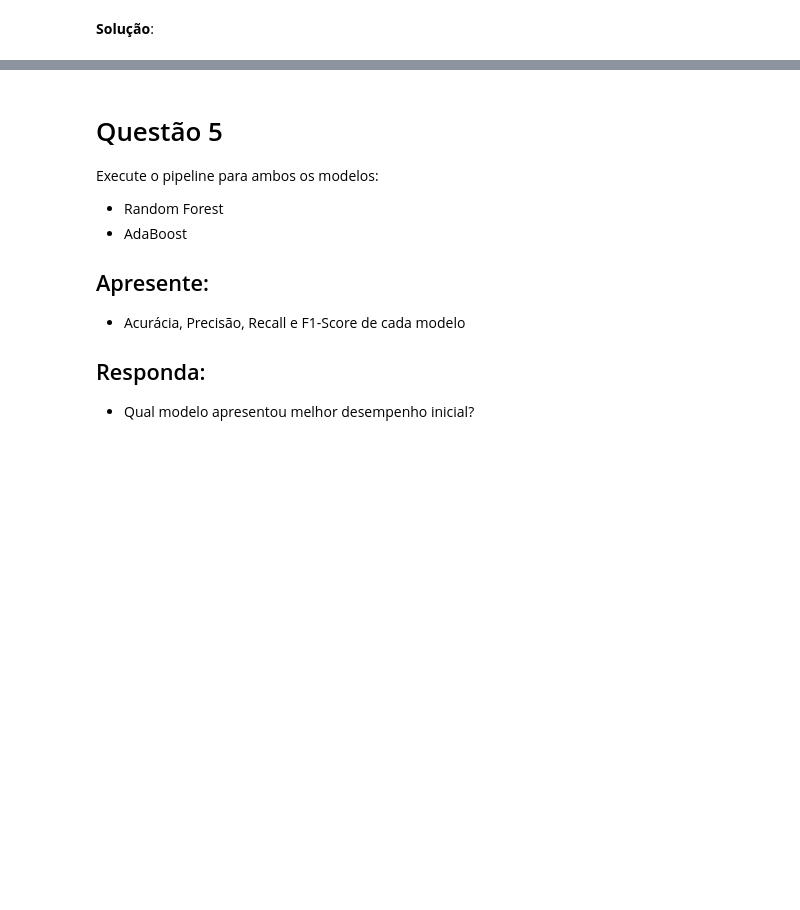
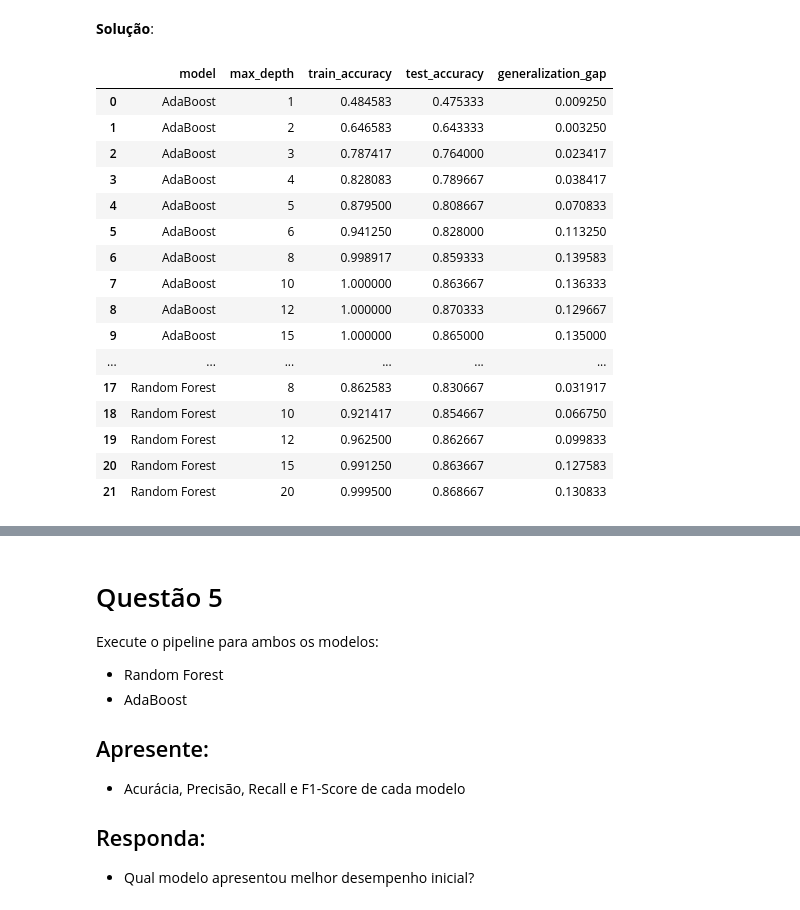
Before and after one commit to ddefbcourses/atividade-02-ensemble-learning-deadcube04, a Jupyter notebook: assignments/E02/E02_Ensemble_Learning.ipynb, the cells around one changed output, grey strips where cells are left out. Drawn from its saved outputs; the diff is of its cells as text; code cells hidden in the pictures; blank space fills up the shorter version.

```diff
--- a/assignments/E02/E02_Ensemble_Learning.ipynb
+++ b/assignments/E02/E02_Ensemble_Learning.ipynb
@@ -222,26 +222,112 @@ Ela deve:
 # %% [markdown]
 **Solução**:
 # %%
+import pandas as pd
+from joblib import Parallel, delayed
+
 def run_pipeline(
     model_type="rf",
     seed=42,
     normalize=False,
     max_samples=15000,
     return_metrics=False,
     **model_kwargs,
 ):
     """Executa o pipeline completo para RF ou AdaBoost."""
     X_train, X_test, y_train, y_test = load_data(
         seed=seed, normalize=normalize, max_samples=max_samples
     )
 
     model_key = model_type.lower()
     if model_key == "rf":
         model = train_random_forest(X_train, y_train, seed=seed, **model_kwargs)
     elif model_key == "ab":
         model = train_adaboost(X_train, y_train, seed=seed, **model_kwargs)
     else:
         raise ValueError("model_type deve ser 'rf' ou 'ab'.")
 
     metrics = evaluate(model, X_test, y_test, return_metrics=True)
     return metrics if return_metrics else metrics["accuracy"]
+
+def _train_eval_depth(depth, X_train, y_train, X_test, y_test, seed):
+    """Função auxiliar para rodar uma profundidade específica."""
+    # Note que aqui podemos usar n_jobs=1 no RF se o joblib já estiver
+    # usando todos os núcleos da máquina, para evitar sobrecarga (thrashing).
+    rf_model = train_random_forest(X_train, y_train, seed=seed, max_depth=depth, n_jobs=1)
+    ab_model = train_adaboost(X_train, y_train, seed=seed, base_depth=depth)
+
+    results = []
+    for model_name, model in [("Random Forest", rf_model), ("AdaBoost", ab_model)]:
+        train_acc = float(model.score(X_train, y_train))
+        test_acc = float(model.score(X_test, y_test))
+        results.append({
+            "model": model_name,
+            "max_depth": depth,
+            "train_accuracy": train_acc,
+            "test_accuracy": test_acc,
+            "generalization_gap": train_acc - test_acc,
+        })
+    return results
+
+def check_overfitting_by_depth_both_optimized(
+    seed=42,
+    max_samples=15000,
+    depths=None,
+    overfit_gap=0.03,
+):
+    if depths is None:
+        depths = [1, 2, 3, 4, 5, 6, 8, 10, 12, 15, 20, None]
+
+    X_train, X_test, y_train, y_test = load_data(seed=seed, max_samples=max_samples)
+
+    # Otimização principal: Roda o loop em paralelo usando todos os núcleos (-1)
+    # Isso vai treinar a profundidade 1, 2, 3, etc., simultaneamente.
+    parallel_results = Parallel(n_jobs=-1)(
+        delayed(_train_eval_depth)(depth, X_train, y_train, X_test, y_test, seed)
+        for depth in depths
+    )
+
+    # Achata (flatten) a lista de listas que o joblib retorna
+    rows = [row for result_list in parallel_results for row in result_list]
+
+    df = pd.DataFrame(rows).sort_values(["model", "max_depth"]).reset_index(drop=True)
+
+    # O resto do seu código de busca do "first_overfit_depth" continua intocado
+    first_overfit_depth_by_model = {}
+    for model_name, group in df.groupby("model", sort=False):
+        group = group.sort_values("max_depth").reset_index(drop=True)
+        first_depth = None
+        for i in range(1, len(group)):
+            prev_test = group.loc[i - 1, "test_accuracy"]
+            curr_test = group.loc[i, "test_accuracy"]
+            curr_gap = group.loc[i, "generalization_gap"]
+            if curr_gap >= overfit_gap and curr_test <= prev_test:
+                first_depth = int(group.loc[i, "max_depth"])
+                break
+        first_overfit_depth_by_model[model_name] = first_depth
+
+    return {
+        "table": df,
+        "first_overfit_depth_by_model": first_overfit_depth_by_model,
+    }
+
+q4_depth_scan_both = check_overfitting_by_depth_both_optimized(seed=42, max_samples=15000)
+q4_depth_scan_both["table"]
+# %% [output]
+|  | model | max_depth | train_accuracy | test_accuracy | generalization_gap |
+| 0 | AdaBoost | 1 | 0.484583 | 0.475333 | 0.009250 |
+| 1 | AdaBoost | 2 | 0.646583 | 0.643333 | 0.003250 |
+| 2 | AdaBoost | 3 | 0.787417 | 0.764000 | 0.023417 |
+| 3 | AdaBoost | 4 | 0.828083 | 0.789667 | 0.038417 |
+| 4 | AdaBoost | 5 | 0.879500 | 0.808667 | 0.070833 |
+| 5 | AdaBoost | 6 | 0.941250 | 0.828000 | 0.113250 |
+| 6 | AdaBoost | 8 | 0.998917 | 0.859333 | 0.139583 |
+| 7 | AdaBoost | 10 | 1.000000 | 0.863667 | 0.136333 |
+| 8 | AdaBoost | 12 | 1.000000 | 0.870333 | 0.129667 |
+| 9 | AdaBoost | 15 | 1.000000 | 0.865000 | 0.135000 |
+| ... | ... | ... | ... | ... | ... |
+| 17 | Random Forest | 8 | 0.862583 | 0.830667 | 0.031917 |
+| 18 | Random Forest | 10 | 0.921417 | 0.854667 | 0.066750 |
+| 19 | Random Forest | 12 | 0.962500 | 0.862667 | 0.099833 |
+| 20 | Random Forest | 15 | 0.991250 | 0.863667 | 0.127583 |
+| 21 | Random Forest | 20 | 0.999500 | 0.868667 | 0.130833 |
```
Also changed, not shown: parts of 3 cells of this notebook.
